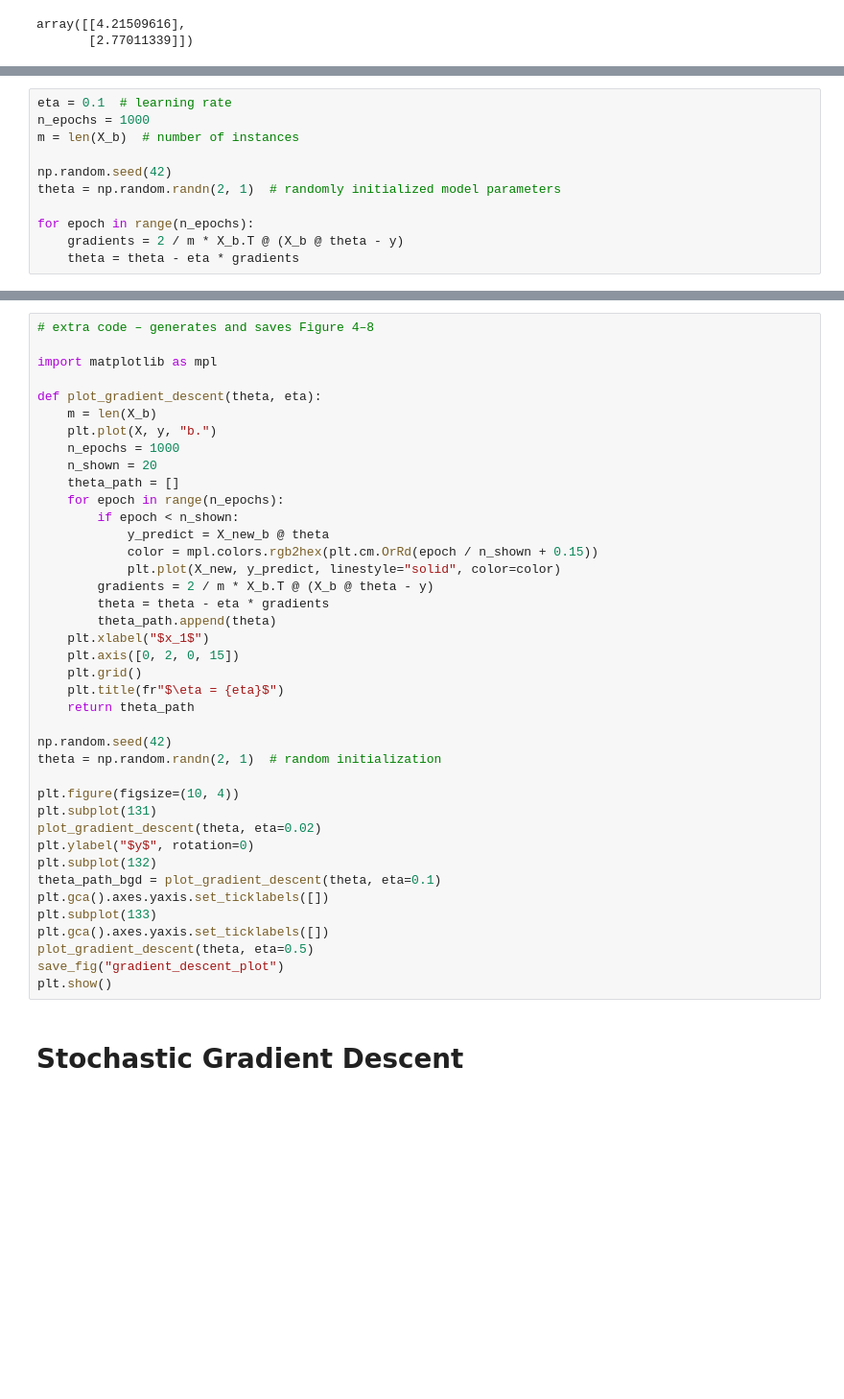
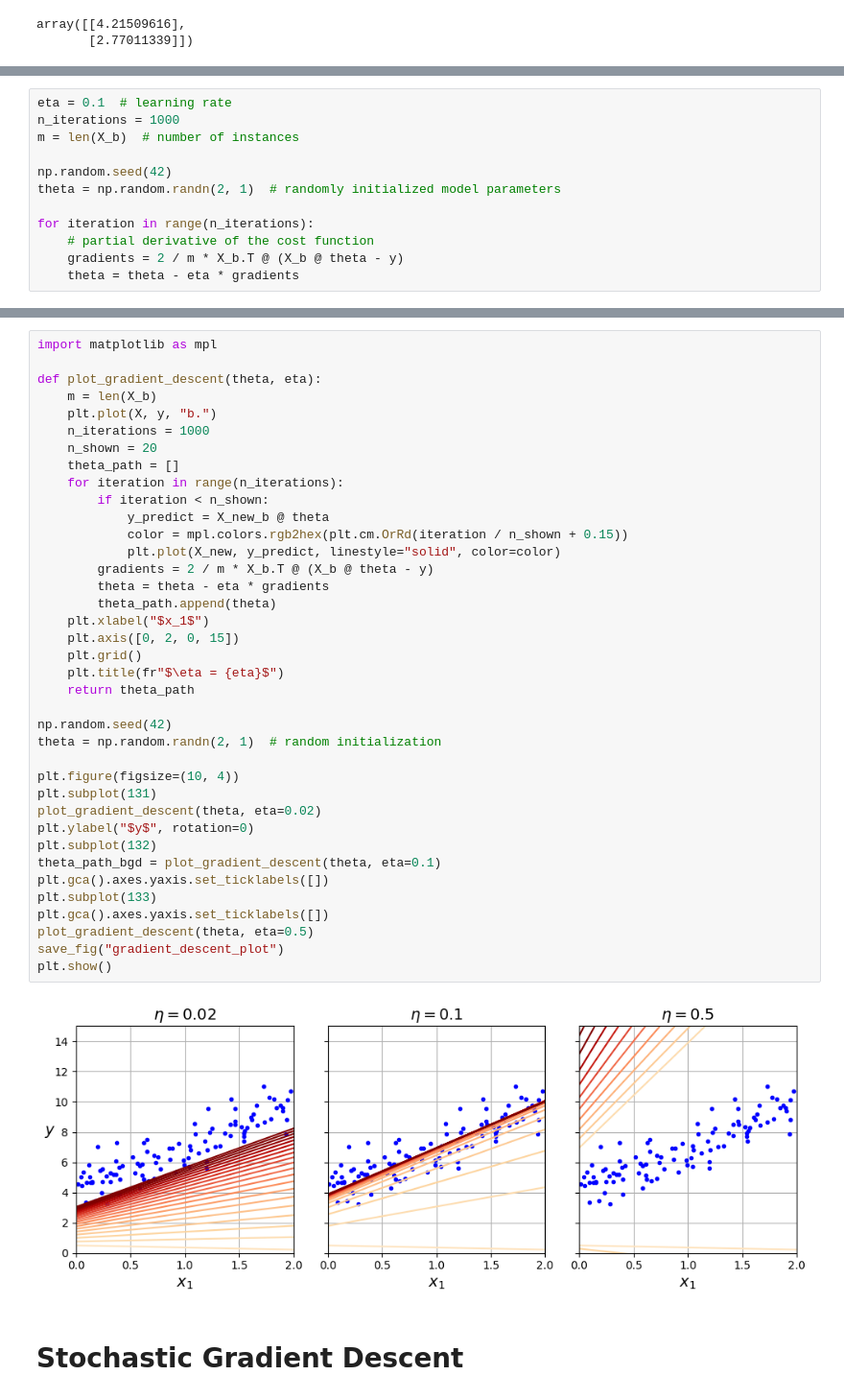
Before and after one commit to Bhazooka/ML-Data, a Jupyter notebook: training_linear_models.ipynb, the cells around one changed output, grey strips where cells are left out. Shown: that part at 96% size. Drawn from its saved outputs; the diff is of its cells as text; blank space fills up the shorter version.

```diff
--- a/training_linear_models.ipynb
+++ b/training_linear_models.ipynb
@@ -138,12 +152,13 @@ array([[4.21509616],
 # %%
 eta = 0.1  # learning rate
-n_epochs = 1000
+n_iterations = 1000
 m = len(X_b)  # number of instances
 
 np.random.seed(42)
 theta = np.random.randn(2, 1)  # randomly initialized model parameters
 
-for epoch in range(n_epochs):
+for iteration in range(n_iterations):
+    # partial derivative of the cost function
     gradients = 2 / m * X_b.T @ (X_b @ theta - y)
     theta = theta - eta * gradients
 # %%
@@ -151,43 +169,43 @@ theta
 # %%
-# extra code – generates and saves Figure 4–8
-
 import matplotlib as mpl
 
 def plot_gradient_descent(theta, eta):
     m = len(X_b)
     plt.plot(X, y, "b.")
-    n_epochs = 1000
+    n_iterations = 1000
     n_shown = 20
     theta_path = []
-    for epoch in range(n_epochs):
-        if epoch < n_shown:
+    for iteration in range(n_iterations):
+        if iteration < n_shown:
             y_predict = X_new_b @ theta
-            color = mpl.colors.rgb2hex(plt.cm.OrRd(epoch / n_shown + 0.15))
+            color = mpl.colors.rgb2hex(plt.cm.OrRd(iteration / n_shown + 0.15))
             plt.plot(X_new, y_predict, linestyle="solid", color=color)
         gradients = 2 / m * X_b.T @ (X_b @ theta - y)
         theta = theta - eta * gradients
         theta_path.append(theta)
     plt.xlabel("$x_1$")
     plt.axis([0, 2, 0, 15])
     plt.grid()
     plt.title(fr"$\eta = {eta}$")
     return theta_path
 
 np.random.seed(42)
 theta = np.random.randn(2, 1)  # random initialization
 
 plt.figure(figsize=(10, 4))
 plt.subplot(131)
 plot_gradient_descent(theta, eta=0.02)
 plt.ylabel("$y$", rotation=0)
 plt.subplot(132)
 theta_path_bgd = plot_gradient_descent(theta, eta=0.1)
 plt.gca().axes.yaxis.set_ticklabels([])
 plt.subplot(133)
 plt.gca().axes.yaxis.set_ticklabels([])
 plot_gradient_descent(theta, eta=0.5)
 save_fig("gradient_descent_plot")
 plt.show()
+# %% [output]
+[figure, added]
 # %% [markdown]
 # Stochastic Gradient Descent
 # %%
```
Also changed, not shown: parts of 7 cells of this notebook, 3 other files.
